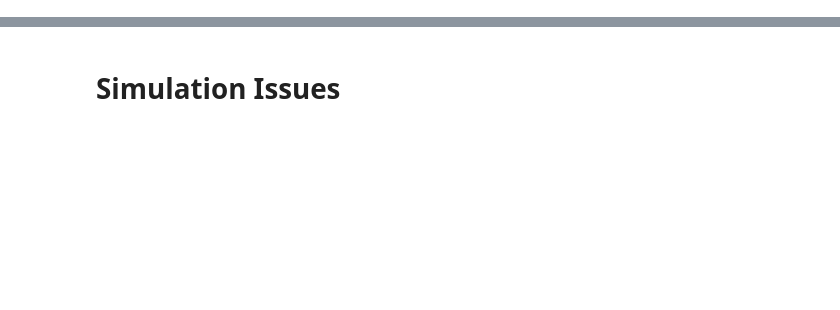
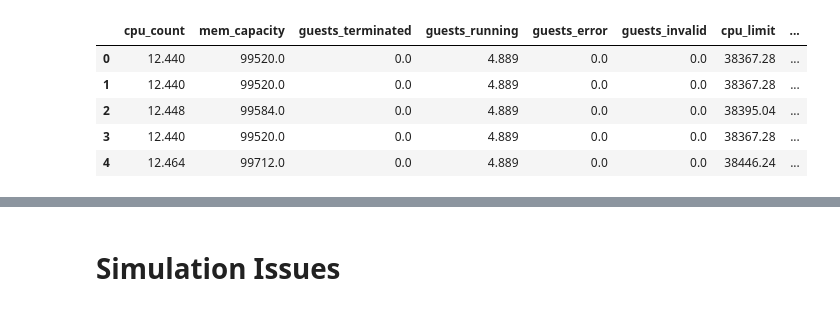
Before and after one commit to Radu-Nicolae/opendc-m3sa, a Jupyter notebook: opendc-experiments/opendc-experiments-metamodel/src/main/Python_scripts/MetaModelAutomated.ipynb, the cells around one changed output, grey strips where cells are left out. Saved outputs shown, nothing was run; the diff lists cells and outputs as text; code cells hidden in the pictures; blank space fills up the shorter version.

```diff
--- a/opendc-experiments/opendc-experiments-metamodel/src/main/Python_scripts/MetaModelAutomated.ipynb
+++ b/opendc-experiments/opendc-experiments-metamodel/src/main/Python_scripts/MetaModelAutomated.ipynb
@@ -34,6 +34,15 @@ for file in simulation_files:
     simulation_data.append(
         mean_of_chunks(pd.read_parquet(os.path.join(recent_dir, file)), 1000)
     )
+# %%
+simulation_data[0].head()
+# %% [output]
+|  | cpu_count | mem_capacity | guests_terminated | guests_running | guests_error | guests_invalid | cpu_limit | ... |
+| 0 | 12.440 | 99520.0 | 0.0 | 4.889 | 0.0 | 0.0 | 38367.28 | ... |
+| 1 | 12.440 | 99520.0 | 0.0 | 4.889 | 0.0 | 0.0 | 38367.28 | ... |
+| 2 | 12.448 | 99584.0 | 0.0 | 4.889 | 0.0 | 0.0 | 38395.04 | ... |
+| 3 | 12.440 | 99520.0 | 0.0 | 4.889 | 0.0 | 0.0 | 38367.28 | ... |
+| 4 | 12.464 | 99712.0 | 0.0 | 4.889 | 0.0 | 0.0 | 38446.24 | ... |
 # %%
 min_length = min([len(df) for df in simulation_data])
 simulated_metrics = []
```
Also changed, not shown: parts of 4 cells of this notebook, 3 other files.
